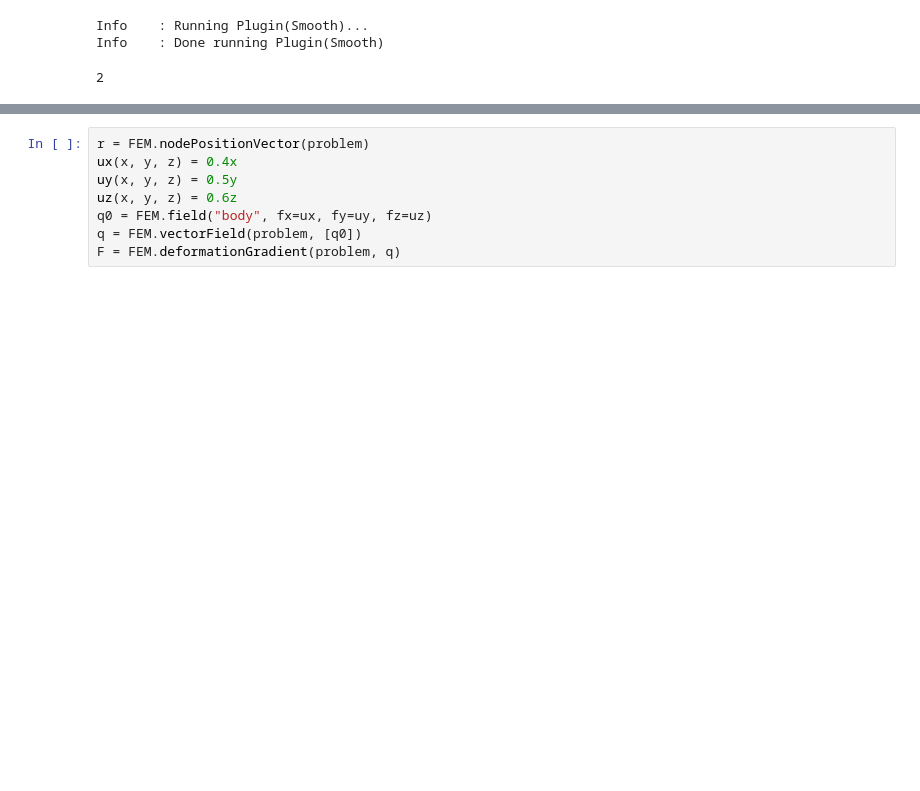
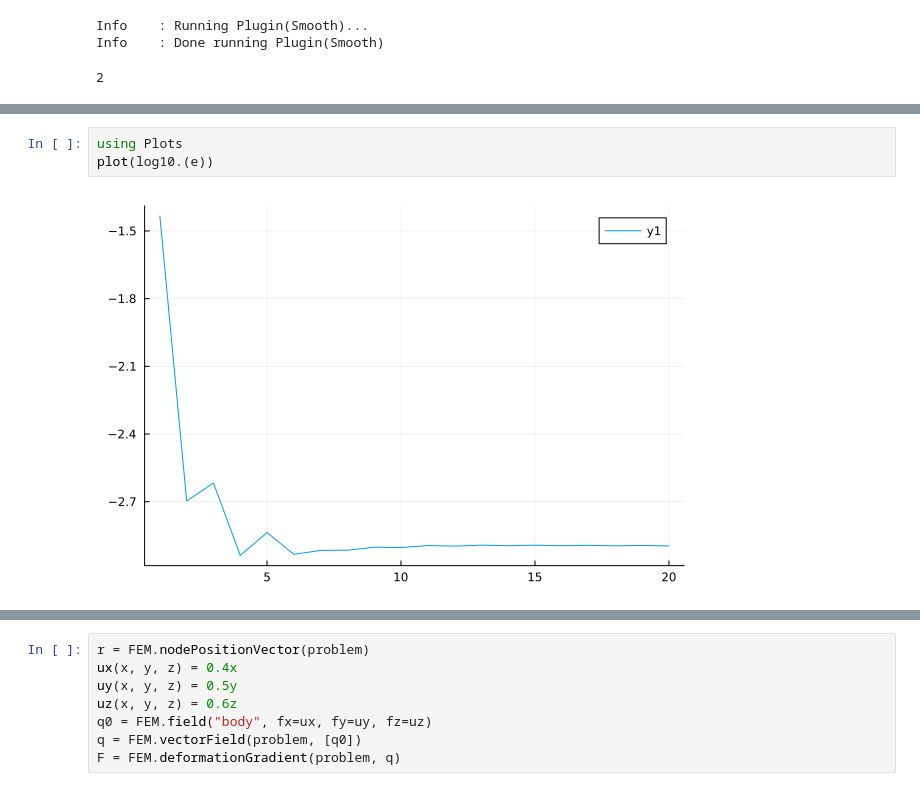
Before and after one commit to perebalazs/LowLevelFEM.jl, a Jupyter notebook: examples/Large_deformations/largeDeformations-StVenantKirchhoff-2.ipynb, the cells around one changed output, grey strips where cells are left out. Saved outputs shown, nothing was run; the diff lists cells and outputs as text; blank space fills up the shorter version.

```diff
--- a/examples/Large_deformations/largeDeformations-StVenantKirchhoff-2.ipynb
+++ b/examples/Large_deformations/largeDeformations-StVenantKirchhoff-2.ipynb
@@ -119,0 +126,5 @@ u2 = FEM.showDoFResults(problem, r, :uvec, t=1:n+1, visible=true)
+# %%
+using Plots
+plot(log10.(e))
+# %% [output]
+[figure, added]
```
Also changed, not shown: parts of 3 cells of this notebook.
